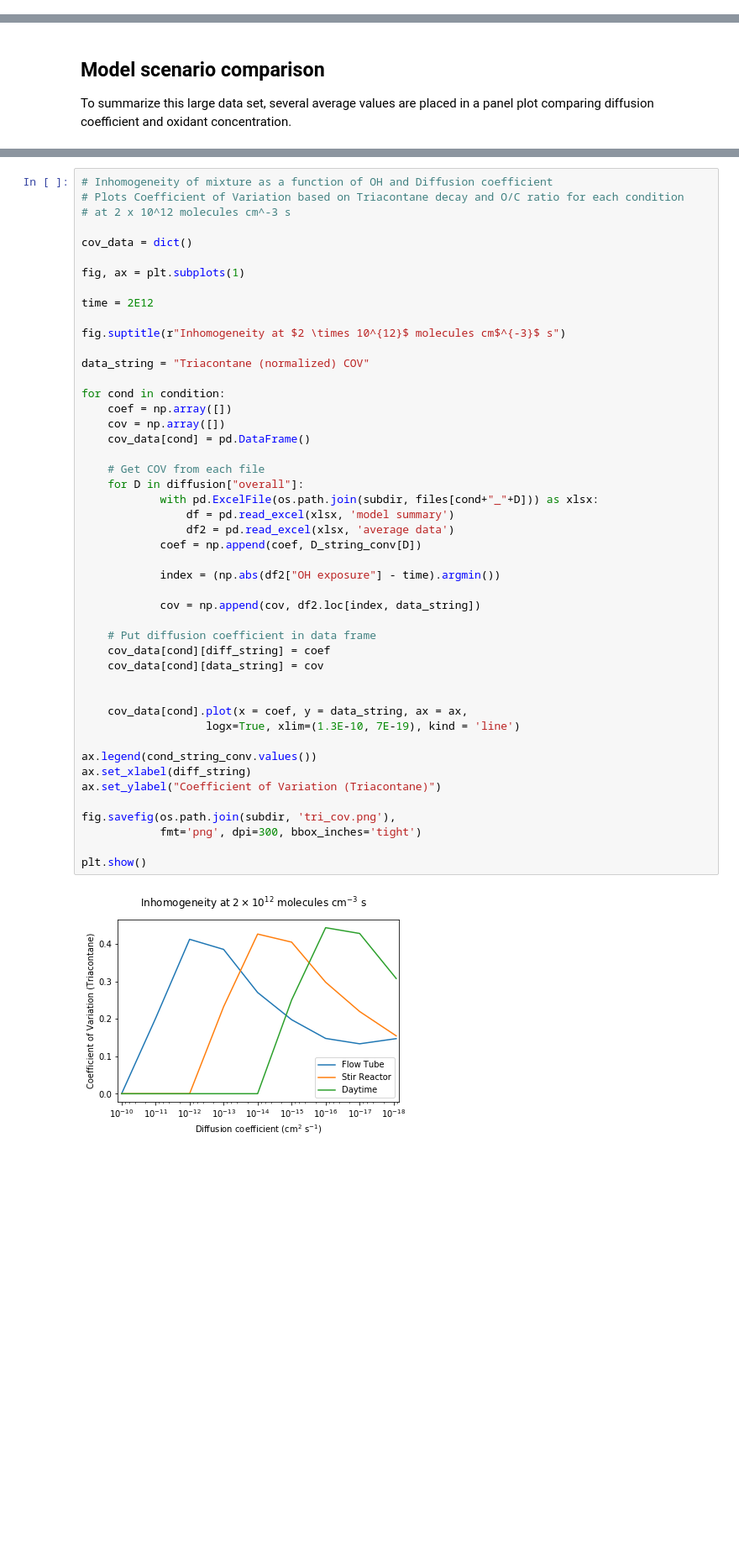
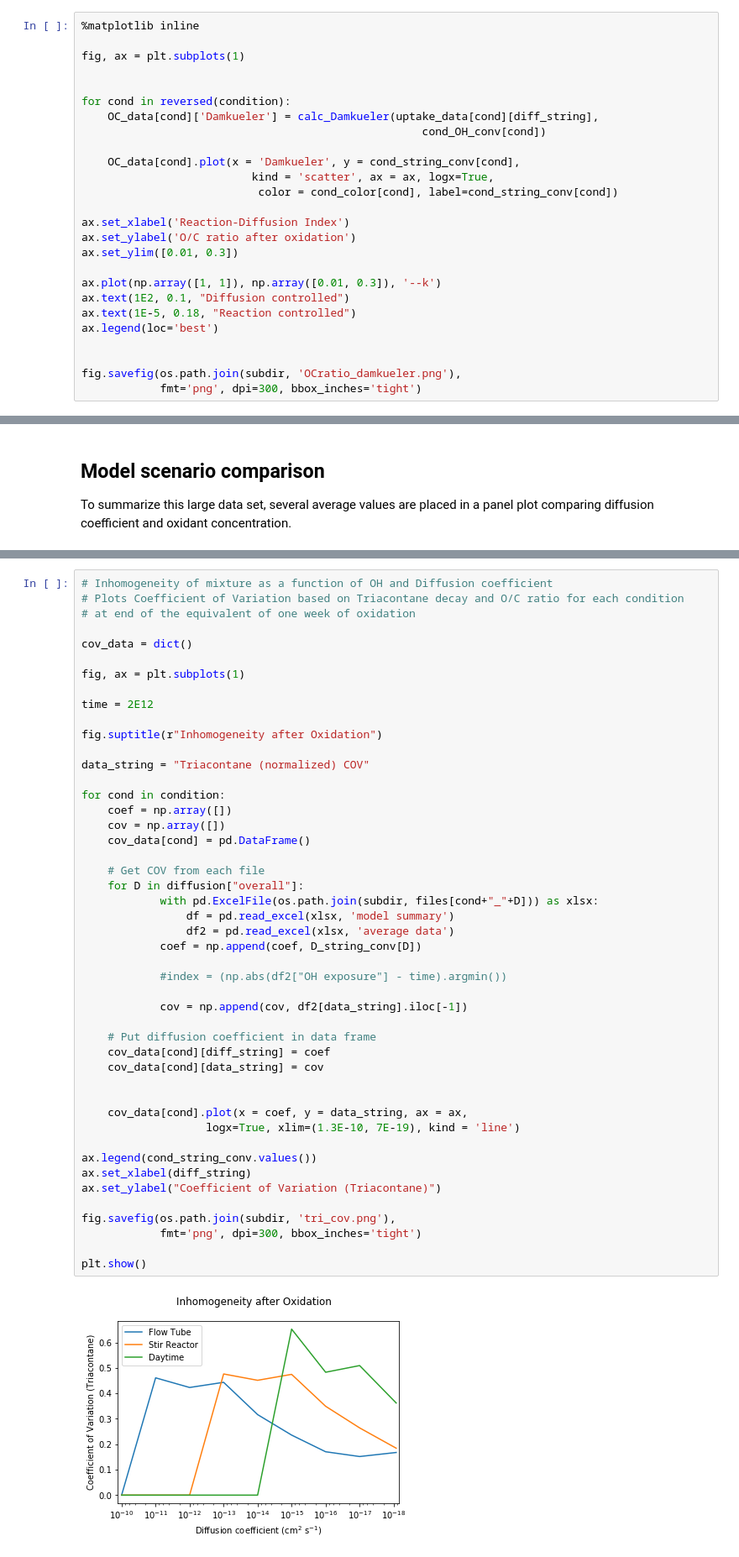
Before and after one commit to aawiegel/StackSimAnalysis, a Jupyter notebook: python/DiffusionSeries.ipynb, the cells around one changed output, grey strips where cells are left out. Shown at 84% size. Cells and saved outputs as stored; diff of their text form; blank space fills up the shorter version.

Commit message:
OC ratio end

```diff
--- a/python/DiffusionSeries.ipynb
+++ b/python/DiffusionSeries.ipynb
@@ -196,2 +239,28 @@ fig.savefig(os.path.join(subdir, 'effuptake_damkueler.png'),
 # %% [markdown]
 For Damk&ouml;hler numbers greater than 1, the reaction is faster than diffusion, so the reaction is diffusion limited. For numbers less than 1, diffusion is faster than reaction, so the reaction occurs quickly. We can see that same behavior on the graph where a turning point in the uptake coefficient is reached at approximately $\mathcal{Da}$ = 1.
+# %%
+%matplotlib inline
+
+fig, ax = plt.subplots(1)
+
+
+for cond in reversed(condition):
+    OC_data[cond]['Damkueler'] = calc_Damkueler(uptake_data[cond][diff_string],
+                                                    cond_OH_conv[cond])
+
+    OC_data[cond].plot(x = 'Damkueler', y = cond_string_conv[cond],
+                          kind = 'scatter', ax = ax, logx=True,
+                           color = cond_color[cond], label=cond_string_conv[cond])
+
+ax.set_xlabel('Reaction-Diffusion Index')
+ax.set_ylabel('O/C ratio after oxidation')
+ax.set_ylim([0.01, 0.3])
+
+ax.plot(np.array([1, 1]), np.array([0.01, 0.3]), '--k')
+ax.text(1E2, 0.1, "Diffusion controlled")
+ax.text(1E-5, 0.18, "Reaction controlled")
+ax.legend(loc='best')
+
+
+fig.savefig(os.path.join(subdir, 'OCratio_damkueler.png'),
+            fmt='png', dpi=300, bbox_inches='tight')
@@ -612,7 +683,7 @@ fig.savefig(os.path.join(subdir, 'funcgroup.png'),
 # %%
 # Inhomogeneity of mixture as a function of OH and Diffusion coefficient
 # Plots Coefficient of Variation based on Triacontane decay and O/C ratio for each condition
-# at 2 x 10^12 molecules cm^-3 s
+# at end of the equivalent of one week of oxidation
 
 cov_data = dict()
 
@@ -620,7 +691,7 @@ fig, ax = plt.subplots(1)
 
 time = 2E12
 
-fig.suptitle(r"Inhomogeneity at $2 \times 10^{12}$ molecules cm$^{-3}$ s")
+fig.suptitle(r"Inhomogeneity after Oxidation")
 
 data_string = "Triacontane (normalized) COV"
 
@@ -628,36 +699,36 @@ for cond in condition:
     coef = np.array([])
     cov = np.array([])
     cov_data[cond] = pd.DataFrame()
 
     # Get COV from each file
     for D in diffusion["overall"]:
             with pd.ExcelFile(os.path.join(subdir, files[cond+"_"+D])) as xlsx:
                 df = pd.read_excel(xlsx, 'model summary')
                 df2 = pd.read_excel(xlsx, 'average data')
             coef = np.append(coef, D_string_conv[D])
 
-            index = (np.abs(df2["OH exposure"] - time).argmin())
+            #index = (np.abs(df2["OH exposure"] - time).argmin())
 
-            cov = np.append(cov, df2.loc[index, data_string])
+            cov = np.append(cov, df2[data_string].iloc[-1])
 
     # Put diffusion coefficient in data frame
     cov_data[cond][diff_string] = coef
     cov_data[cond][data_string] = cov
 
 
     cov_data[cond].plot(x = coef, y = data_string, ax = ax,
                    logx=True, xlim=(1.3E-10, 7E-19), kind = 'line')
 
 ax.legend(cond_string_conv.values())
 ax.set_xlabel(diff_string)
 ax.set_ylabel("Coefficient of Variation (Triacontane)")
 
 fig.savefig(os.path.join(subdir, 'tri_cov.png'),
             fmt='png', dpi=300, bbox_inches='tight')
 
 plt.show()
 # %% [output]
-[figure, old version]
+[figure, new version]
 # %%
 cov_data = dict()
 
```
Also changed, not shown: parts of 6 cells of this notebook.
